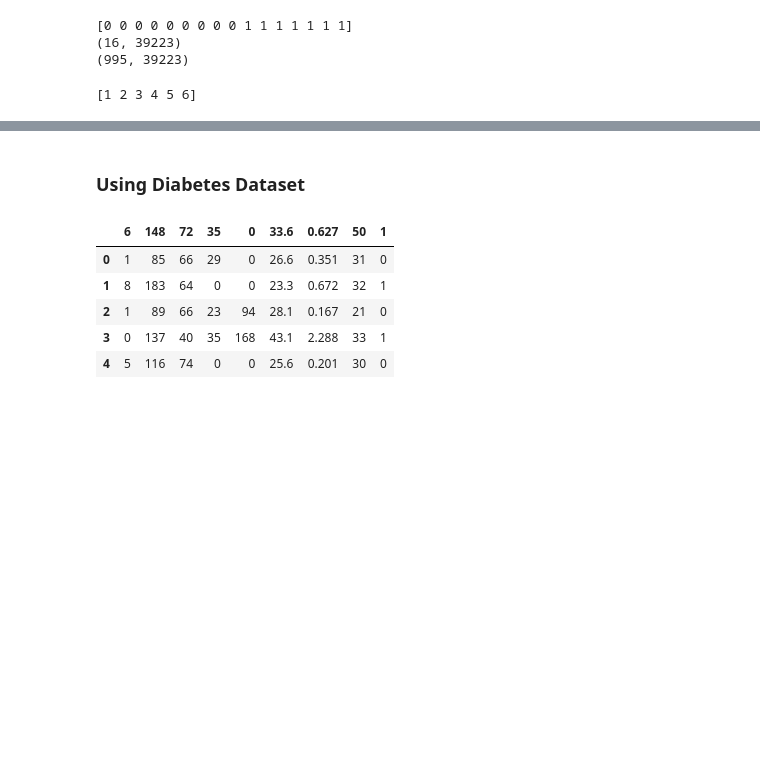
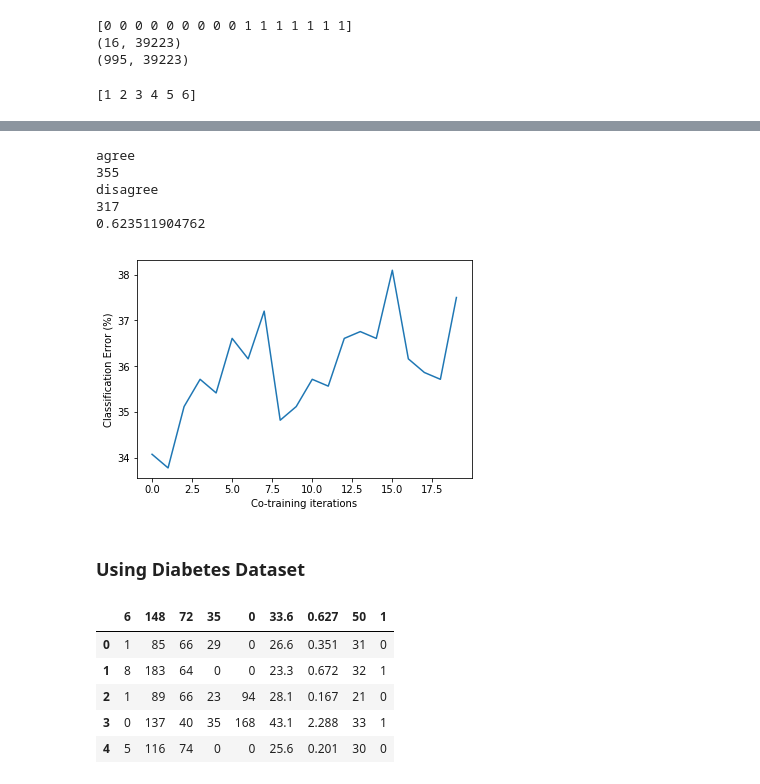
Before and after one commit to cameronfr/mvlearn, a Jupyter notebook: CoTraining/Testing/CoTraining_testing1.ipynb, the cells around one changed output, grey strips where cells are left out. Saved outputs shown, nothing was run; the diff lists cells and outputs as text; code cells hidden in the pictures; blank space fills up the shorter version.

Commit message:
testing of co-training implementation

```diff
--- a/CoTraining/Testing/CoTraining_testing1.ipynb
+++ b/CoTraining/Testing/CoTraining_testing1.ipynb
@@ -235,0 +720,9 @@ AttributeError: 'list' object has no attribute 'shape'
+# %%
+# randomly pick some labels to set to -1
+Lsize = 80
+labels = newsA_y_train.copy()
+minus1 = np.arange(0,len(labels))
+random.seed(11)
+random.shuffle(minus1)
+minus1 = minus1[:-Lsize]
+labels[minus1] = -1
@@ -235,0 +750,6 @@ AttributeError: 'list' object has no attribute 'shape'
+# %%
+# Fit the training data
+gnb1 = GaussianNB()
+gnb2 = GaussianNB()
+clf = CoTrainingClassifier(gnb1, gnb2, k=20)
+errors = clf.fit(newsA_X_train, newsB_X_train, labels, newsA_X_test, newsB_X_test, newsA_y_test)
@@ -236,3 +774,22 @@ AttributeError: 'list' object has no attribute 'shape'
+# %%
+# Evaluate
+y_pred = clf.predict(newsA_X_test, newsB_X_test)
+print(accuracy_score(newsA_y_test, y_pred))
+# %% [output]
+agree
+355
+disagree
+317
+0.623511904762
+# %%
+plt.figure()
+plt.plot(100*np.array(errors))
+plt.xlabel("Co-training iterations")
+plt.ylabel("Classification Error (%)")
+plt.savefig("Error Decrease 4.png")
+plt.show()
+# %% [output]
+[figure, added]
 # %% [markdown]
 ### Using Diabetes Dataset
 # %%
```
Also changed, not shown: parts of 12 cells of this notebook.
